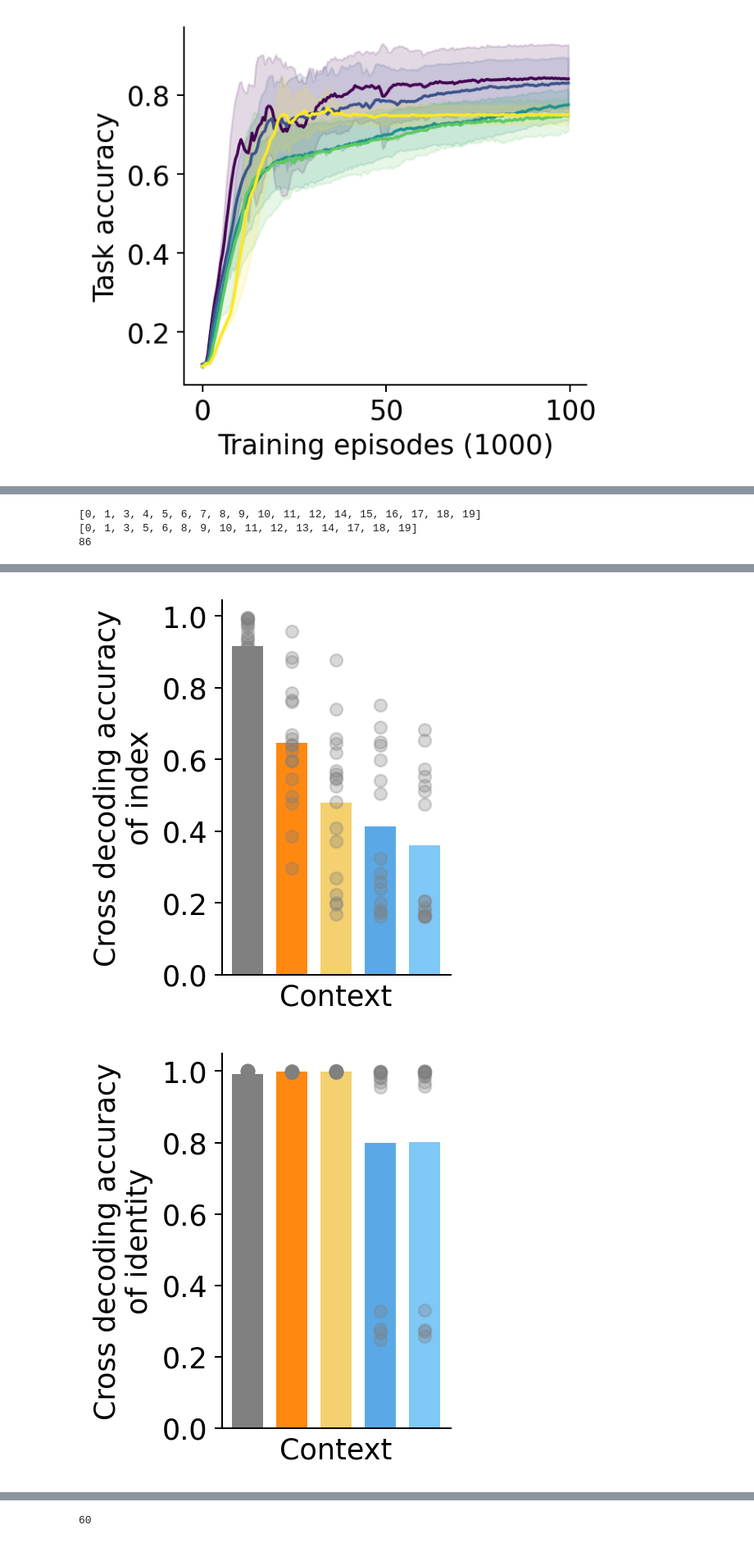
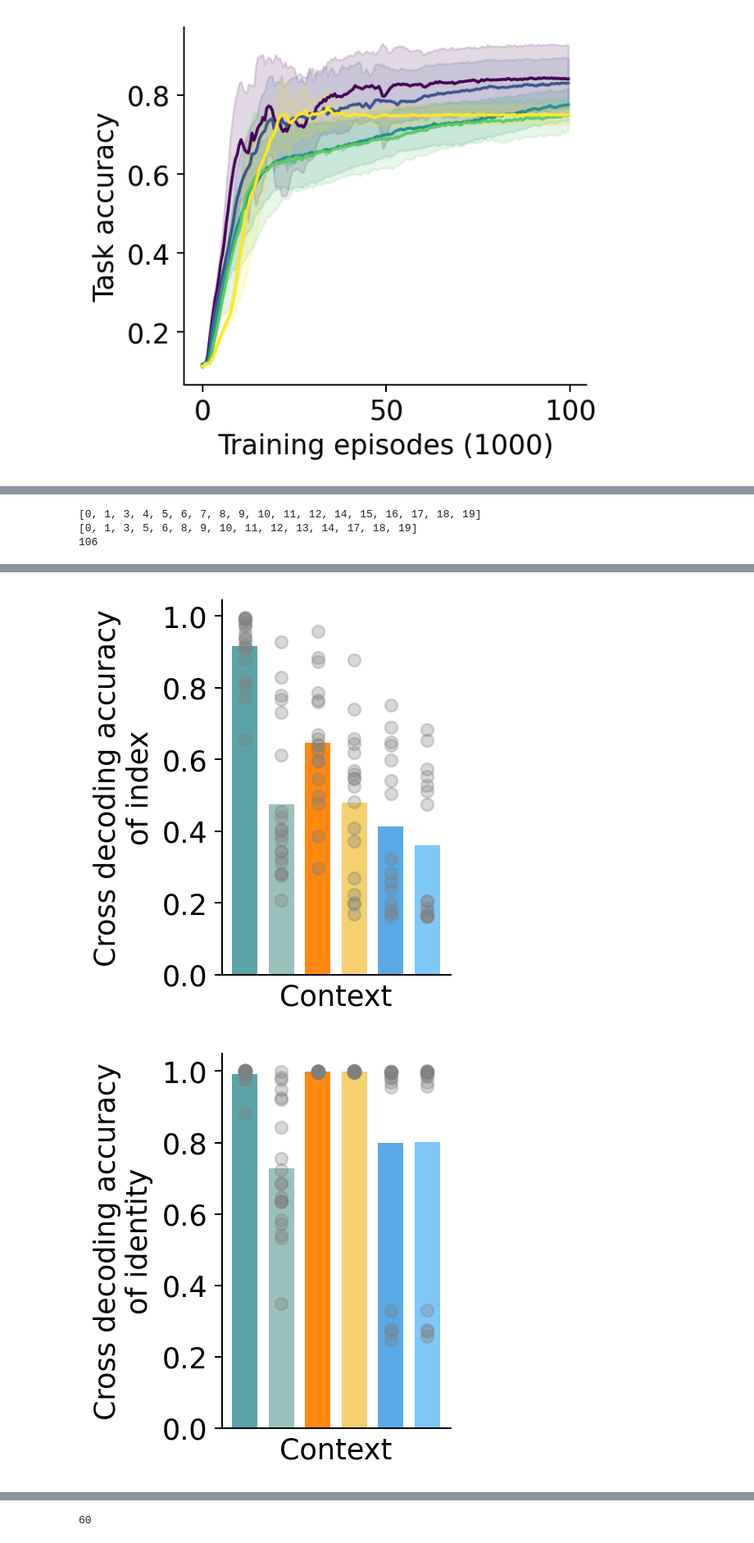
Before and after one commit to Veritaria/rnn-free-recall, a Jupyter notebook: plots_notebooks/analysis_ctx.ipynb, the cells around one changed output, grey strips where cells are left out. Shown at 82% size. Saved outputs shown, nothing was run; the diff lists cells and outputs as text; code cells hidden in the pictures.

```diff
--- a/plots_notebooks/analysis_ctx.ipynb
+++ b/plots_notebooks/analysis_ctx.ipynb
@@ -31,7 +31,8 @@ def load_data(path, training_data_path, model_num, exp, paramters, training_data
 
             data_single_model["accuracy"] = float(row[0])
             data_single_model["forward_asymmetry"] = float(row[1])
-            data_single_model["temporal_factor"] = float(row[2]) * 4/3
+            data_single_model["temporal_factor_old"] = float(row[2])
+            data_single_model["temporal_factor"] = float(row[3])
 
             classifier_data = pickle.load(open(path/"ridge_classifier_stat.pkl", "rb"))
             data_single_model["index_decoding_accuracy_encoding_phase"] = classifier_data["index_enc_acc"]
@@ -167,6 +168,6 @@ for setup_name, noise_std in zip(setup_names, noise_stds):
                 data_ctx.append(data_single_model)
 
 df_ctx = pd.DataFrame(data_ctx)
-df_ctx = df_ctx[df_ctx["accuracy"] > 0.7]
+df_ctx = df_ctx[df_ctx["accuracy"] > 0.0]
 print(len(df_ctx))
 # %% [output]
@@ -371,24 +396,25 @@ print(len(df_samediff))
 # %%
-filter_model_nums = df_samediff[(df_samediff["noise_type"] == "same") & (df_samediff["test_noise_type"] == "same") & (df_samediff["accuracy"] > 0.5)]["model_num"].tolist()
+filter_model_nums = df_samediff_raw[(df_samediff_raw["noise_type"] == "same") & (df_samediff_raw["test_noise_type"] == "same") & (df_samediff_raw["accuracy"] > 0.5)]["model_num"].tolist()
 print(filter_model_nums)
-filter_model_nums2 = df_samediff[(df_samediff["noise_type"] == "diff") & (df_samediff["test_noise_type"] == "diff") & (df_samediff["accuracy"] > 0.5)]["model_num"].tolist()
+filter_model_nums2 = df_samediff_raw[(df_samediff_raw["noise_type"] == "diff") & (df_samediff_raw["test_noise_type"] == "diff") & (df_samediff_raw["accuracy"] > 0.5)]["model_num"].tolist()
 print(filter_model_nums2)
-df_samediff = df_samediff[(df_samediff["noise_type"] == "same") & (df_samediff["model_num"].isin(filter_model_nums)) |
-                         (df_samediff["noise_type"] == "diff") & (df_samediff["model_num"].isin(filter_model_nums2)) |
-                         (df_samediff["noise_type"] == "fixed")]
+df_samediff = df_samediff_raw[((df_samediff_raw["noise_type"] == "same") & (df_samediff_raw["model_num"].isin(filter_model_nums))) |
+                         ((df_samediff_raw["noise_type"] == "diff") & (df_samediff_raw["model_num"].isin(filter_model_nums2))) |
+                         ((df_samediff_raw["noise_type"] == "fixed") & (df_samediff_raw["accuracy"] > 0.5)) |
+                         ((df_samediff_raw["noise_type"] == "none") & (df_samediff_raw["accuracy"] > 0.5))].copy()
 # df_samediff = df_samediff[df_samediff["accuracy"] > 0.5]
 print(len(df_samediff))
 
 # df_samediff["noise_type_int"] = df_samediff["noise_type"].map({"no": 0, "same": 1, "diff": 2})
-df_samediff["noise_type_int"] = df_samediff["noise_type"].map({"same": 1, "diff": 2, "fixed": 0})
-df_samediff["test_noise_type_int"] = df_samediff["test_noise_type"].map({"same": 1, "diff": 2, "fixed": 0})
-df_samediff["mark"] = (df_samediff["noise_type_int"]-1).clip(lower=0) * 2 + df_samediff["test_noise_type_int"]
+df_samediff["noise_type_int"] = df_samediff["noise_type"].map({"same": 2, "diff": 3, "fixed": 0, "none": 1})
+df_samediff["test_noise_type_int"] = df_samediff["test_noise_type"].map({"same": 2, "diff": 3, "fixed": 0, "none": 1})
+# df_samediff["mark"] = (df_samediff["noise_type_int"]-1).clip(lower=0) * 2 + df_samediff["test_noise_type_int"]
 # df_samediff[df_samediff["noise_type"] == "fixed"].loc[:, "mark"] = 0
 # print(df_samediff["mark"])
 # %% [output]
 [0, 1, 3, 4, 5, 6, 7, 8, 9, 10, 11, 12, 14, 15, 16, 17, 18, 19]
 [0, 1, 3, 5, 6, 8, 9, 10, 11, 12, 13, 14, 17, 18, 19]
-86
+106
 # %%
 # bar plot of each metric for each noise std
 
@@ -425,7 +451,7 @@ cross_decoding_accuracy_identity_mean_by_noise_type = df_samediff.groupby(["nois
 
 
 # colors = ["black", "tab:blue", "tab:red"]
-colors = ["grey", "#FF8811", "#F4D06F", "#5AA9E6", "#7FC8F8"]
+colors = ["#5CA4A9", "#9BC1BC", "#FF8811", "#F4D06F", "#5AA9E6", "#7FC8F8"]
 
 def plot_mean_scatter_bar(mean, df, df_label, y_label):
     plt.figure(figsize=(2, 3.3), dpi=180)
@@ -464,5 +491,5 @@ Name: accuracy, dtype: float64
-[figure, old version]
+[figure, new version]
-[figure, old version]
+[figure, new version]
 # %%
 crp_by_noise_std = df_samediff.groupby(["noise_type_int", "test_noise_type_int"])["crp_curve"]
 # print(crp_by_noise_std.head())
```
Also changed, not shown: parts of 9 cells of this notebook.
